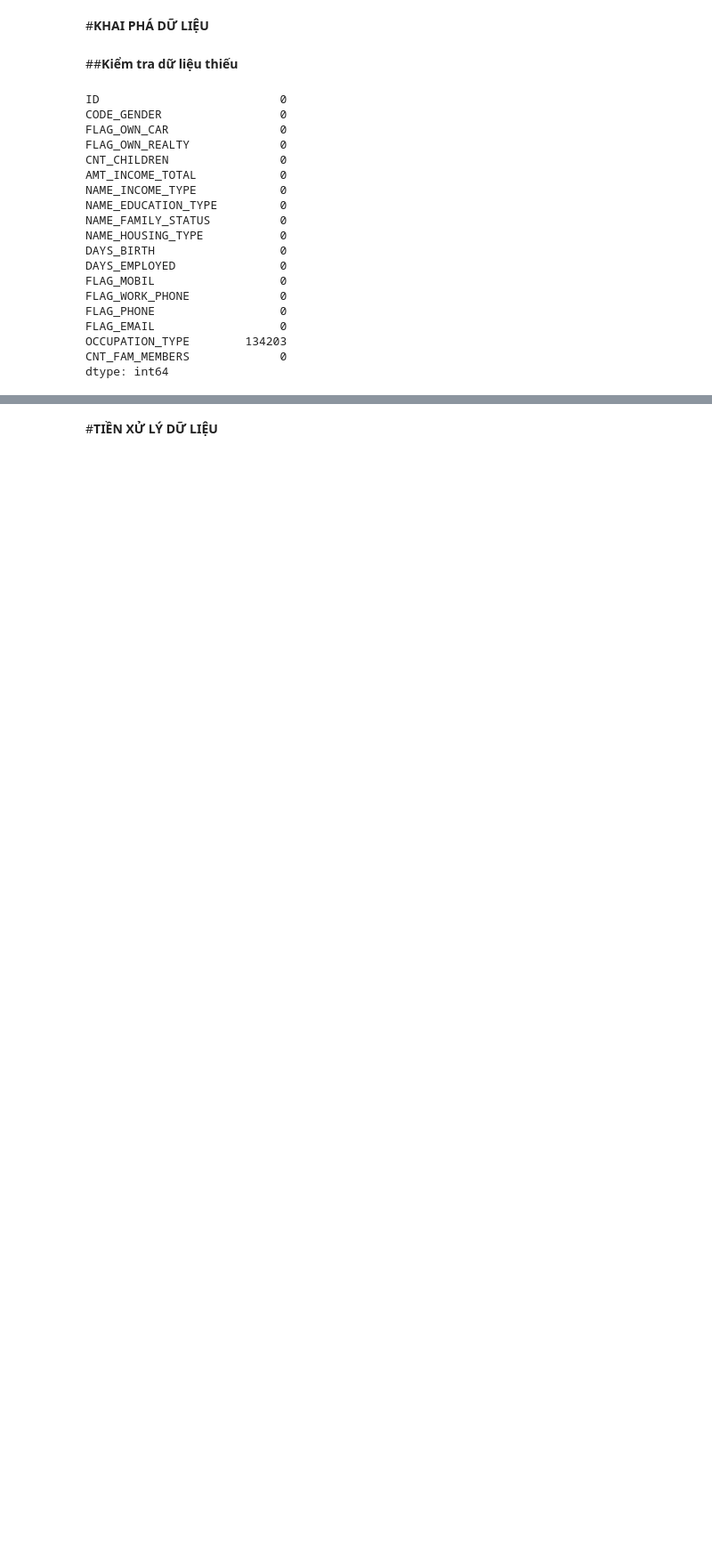
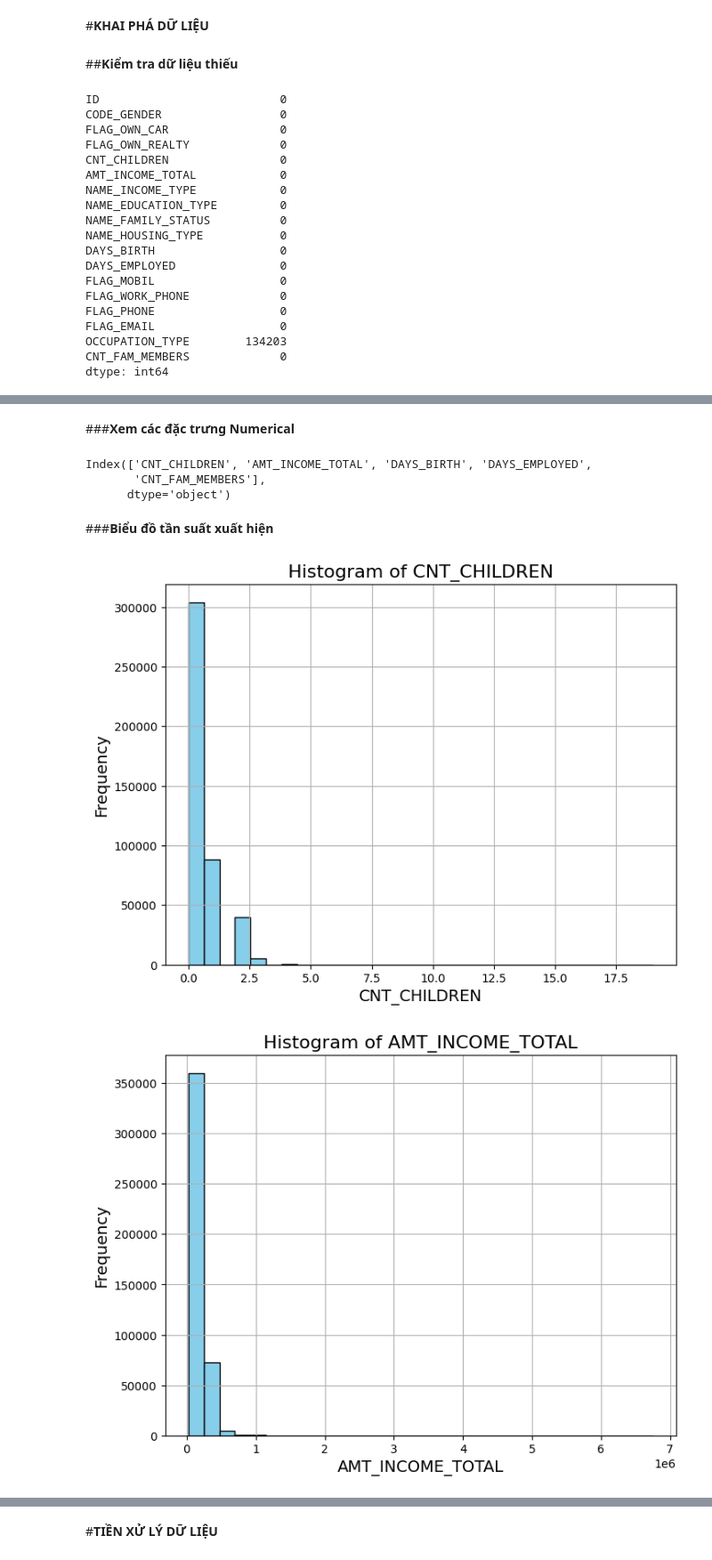
Before and after one commit to thanhdaibl1572002/data-mining-project, a Jupyter notebook: DATA_MINING_PROJECT.ipynb, the cells around one changed output, grey strips where cells are left out. Shown: that part at 89% size. Saved outputs shown, nothing was run; the diff lists cells and outputs as text; code cells hidden in the pictures; blank space fills up the shorter version.

```diff
--- a/DATA_MINING_PROJECT.ipynb
+++ b/DATA_MINING_PROJECT.ipynb
@@ -146,0 +149,4 @@ dtype: int64
+# %%
+df['OCCUPATION_TYPE'] = df['OCCUPATION_TYPE'].fillna('UnKnown')
+missing_data = df.isnull().sum()
+missing_data
@@ -146,0 +175,3 @@ dtype: int64
+# %%
+df.drop(columns=['ID', 'FLAG_MOBIL', 'FLAG_WORK_PHONE', 'FLAG_PHONE', 'FLAG_EMAIL'], inplace = True)
+df.info()
@@ -146,0 +201,25 @@ dtype: int64
+# %% [markdown]
+###**Xem các đặc trưng Numerical**
+# %%
+numerical_features = df.select_dtypes(include=['int64', 'float64'])
+numerical_features.columns
+# %% [output]
+Index(['CNT_CHILDREN', 'AMT_INCOME_TOTAL', 'DAYS_BIRTH', 'DAYS_EMPLOYED',
+       'CNT_FAM_MEMBERS'],
+      dtype='object')
+# %% [markdown]
+###**Biểu đồ tần suất xuất hiện**
+# %%
+numerical_features = ['CNT_CHILDREN', 'AMT_INCOME_TOTAL', 'DAYS_BIRTH', 'DAYS_EMPLOYED', 'CNT_FAM_MEMBERS']
+
+for feature in numerical_features:
+  plt.figure(figsize=(8, 6))
+  plt.hist(df[feature], bins=30, color='skyblue', edgecolor='black')
+  plt.title(f'Histogram of {feature}', fontsize=16)
+  plt.xlabel(feature, fontsize=14)
+  plt.ylabel('Frequency', fontsize=14)
+  plt.grid(True)
+  plt.show()
+# %% [output]
+[figure, added]
+[figure, added]
```
Also changed, not shown: parts of 22 cells of this notebook.
